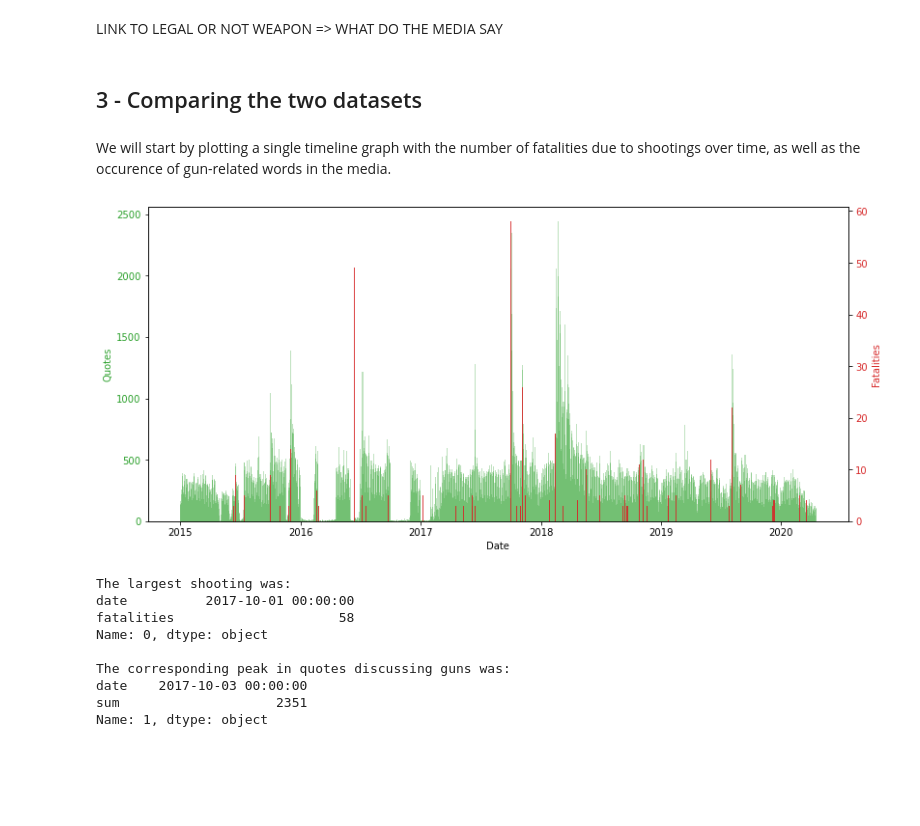
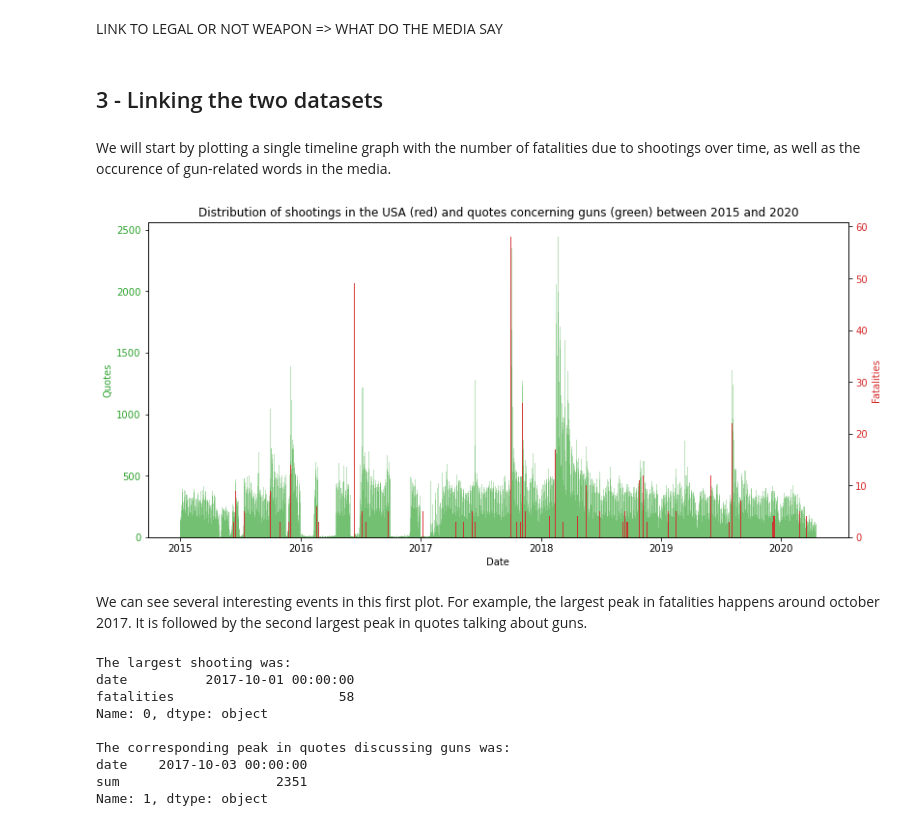
Before and after one commit to epfl-ada/ada-2021-project-clezemath, a Jupyter notebook: milestone2.ipynb, the cells around one changed output. Saved outputs shown, nothing was run; the diff lists cells and outputs as text; code cells hidden in the pictures; blank space fills up the shorter version.

```diff
--- a/milestone2.ipynb
+++ b/milestone2.ipynb
@@ -224,31 +224,34 @@ plt.title('Fatalities per shooting');
 # %% [markdown]
 LINK TO LEGAL OR NOT WEAPON => WHAT DO THE MEDIA SAY
 # %% [markdown]
-## 3 - Comparing the two datasets
+## 3 - Linking the two datasets
 # %% [markdown]
 We will start by plotting a single timeline graph with the number of fatalities due to shootings over time, as well as the occurence of gun-related words in the media.
 # %%
 fig, ax1 = plt.subplots(figsize=(13,6))
 
-# Plotting the quotes over time (green barplot)
+# Plotting the quotes over time (green)
 color = 'tab:green'
+ax1.set_title('Distribution of shootings in the USA (red) and quotes concerning guns (green) between 2015 and 2020')
 ax1.set_xlabel('Date')
 ax1.set_ylabel('Quotes', color=color)
 ax1.bar(backup1['date'], backup1['sum'], color=color, alpha=0.3, width = 3)
 ax1.tick_params(axis='y', labelcolor=color)
 
 # Same x-axis, but different y axis
 ax2 = ax1.twinx()
 
-# Plotting the fatalities due to shootings over time (red barplot)
+# Plotting the fatalities due to shootings over time (red)
 color = 'tab:red'
 ax2.set_ylabel('Fatalities', color=color)  # we already handled the x-label with ax1
 ax2.bar(backup2['date'], backup2['fatalities'], color=color, alpha=0.9, width = 3)
 ax2.tick_params(axis='y', labelcolor=color)
 
 plt.show()
 # %% [output]
-[figure, old version]
+[figure, new version]
+# %% [markdown]
+We can see several interesting events in this first plot. For example, the largest peak in fatalities happens around october 2017. It is followed by the second largest peak in quotes talking about guns.
 # %%
 # Print the largest shooting (most fatalities)
 backup2 = backup2.sort_values(by='fatalities',ascending=False)
```
Also changed, not shown: parts of 8 cells of this notebook.
